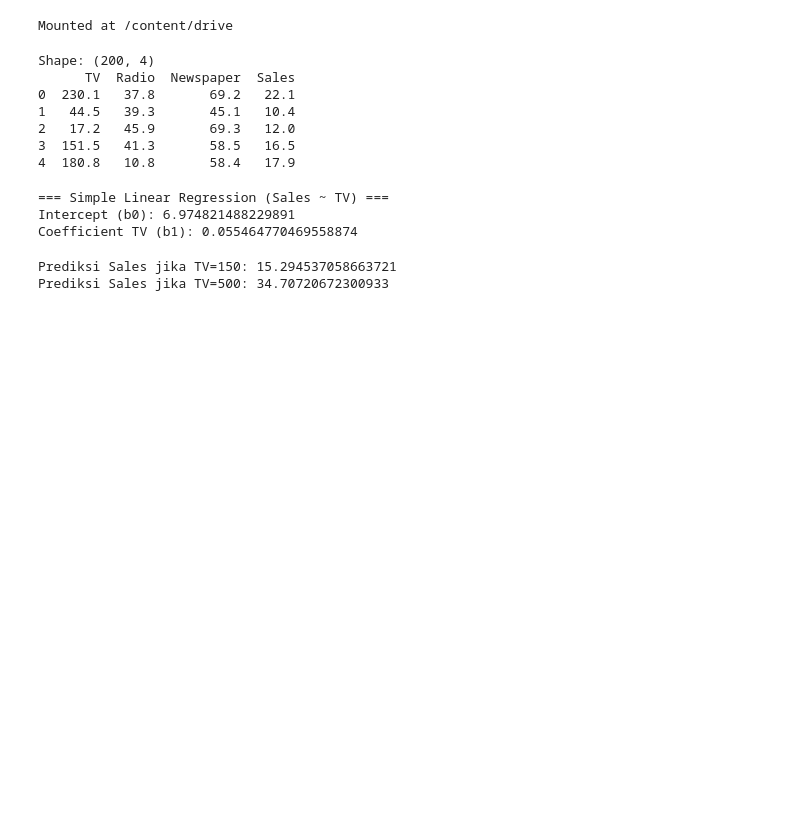
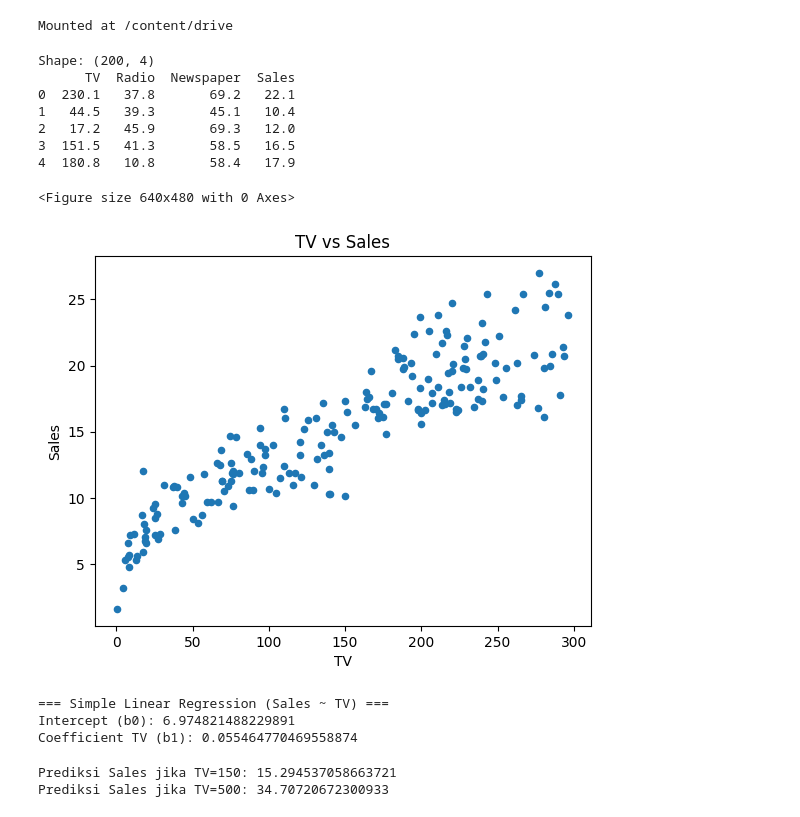
Before and after one commit to dif-unand/ML_Genap_2526, a Jupyter notebook: Praktikum1/SimpleLR.ipynb, the cells around one changed output. Cells and saved outputs as stored; diff of their text form; code cells hidden in the pictures; blank space fills up the shorter version.

```diff
--- a/Praktikum1/SimpleLR.ipynb
+++ b/Praktikum1/SimpleLR.ipynb
@@ -26,6 +26,16 @@ Shape: (200, 4)
 2   17.2   45.9       69.3   12.0
 3  151.5   41.3       58.5   16.5
 4  180.8   10.8       58.4   17.9
+# %%
+plt.figure()
+df.plot(kind='scatter', x='TV', y='Sales')
+plt.title('TV vs Sales')
+plt.xlabel('TV')
+plt.ylabel('Sales')
+plt.show()
+# %% [output]
+<Figure size 640x480 with 0 Axes>
+[figure, added]
 # %%
 X = df[["TV"]]
 y = df[["Sales"]]
```
